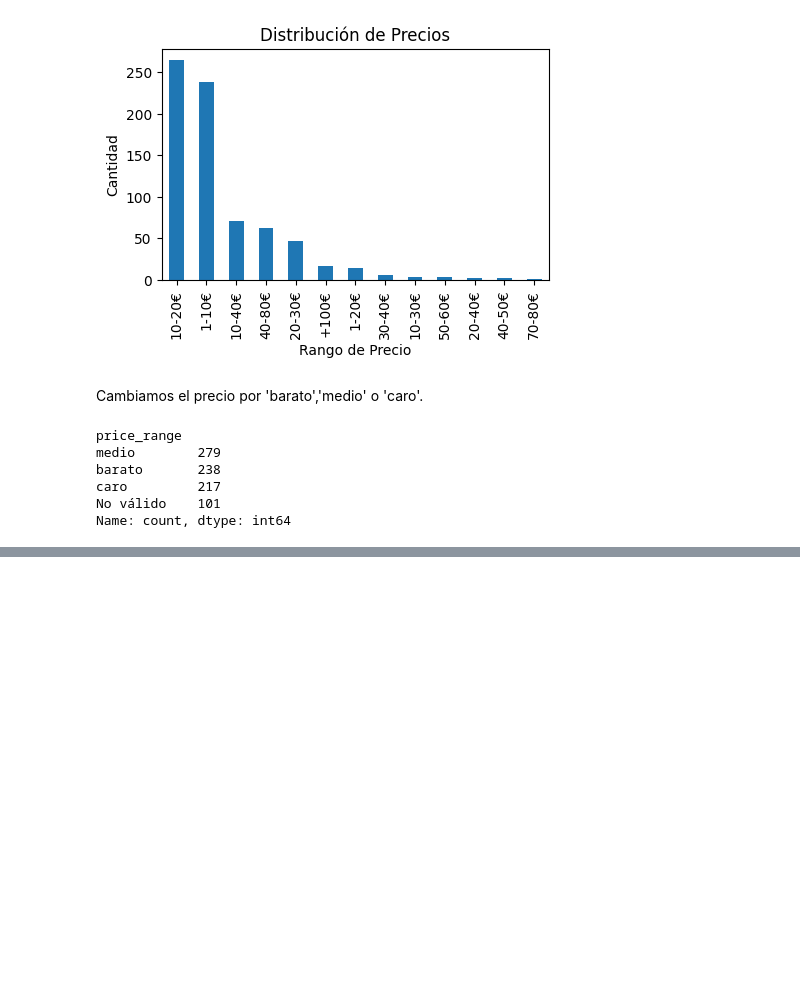
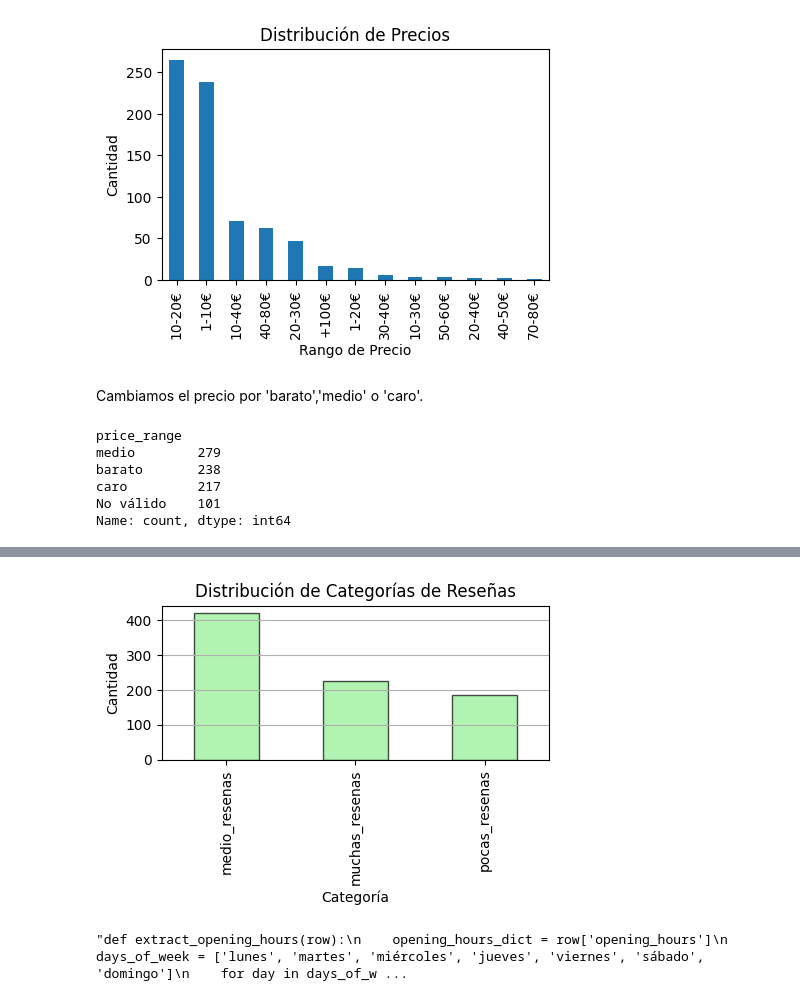
Before and after one commit to Betagmr/restaurant-recomender, a Jupyter notebook: procesamiento.ipynb, the cells around one changed output, grey strips where cells are left out. Saved outputs shown, nothing was run; the diff lists cells and outputs as text; code cells hidden in the pictures; blank space fills up the shorter version.

Commit message:
numero de reviews categorizado y extra features puesto rollo dummies

```diff
--- a/procesamiento.ipynb
+++ b/procesamiento.ipynb
@@ -52,7 +52,7 @@ df = df.drop(columns=['unique_id'])
 Modificar columnas "description" y "extra_features".
 # %%
 df['info'] = df['description'].astype(str) + ' ' + df['extra_features'].astype(str)+ ' ' + df['extra_content'].astype(str)+ ' ' + df['reviews'].astype(str)
-df = df.drop(columns=['description', 'extra_features','extra_content','reviews'])
+df = df.drop(columns=['description','extra_content','reviews'])
 # %%
 nltk.download('punkt')
 nltk.download('stopwords')
@@ -178,0 +199,49 @@ Name: count, dtype: int64
+# %%
+# Función para clasificar las reseñas
+def classify_reviews(n_reviews):
+    if n_reviews < 100:
+        return "pocas_resenas"
+    elif 100 <= n_reviews <= 800:
+        return "medio_resenas"
+    else:
+        return "muchas_resenas"
+
+# Aplicar la clasificación a la columna 'n_reviews'
+df['n_reviews'] = df['n_reviews'].apply(classify_reviews)
+# Convertir la columna 'review_category' a categórica
+df['n_reviews'] = pd.Categorical(df['n_reviews'], categories=["pocas_resenas", "medio_resenas", "muchas_resenas"], ordered=True)
+# %%
+# Graficar la distribución de reseñas clasificadas
+plt.figure(figsize=(5, 2))
+df['n_reviews'].value_counts().plot(kind='bar', color='lightgreen', edgecolor='black', alpha=0.7)
+plt.title('Distribución de Categorías de Reseñas')
+plt.xlabel('Categoría')
+plt.ylabel('Cantidad')
+plt.grid(axis='y')
+plt.show()
+# %% [output]
+[figure, added]
+# %%
+'''def extract_opening_hours(row):
+    opening_hours_dict = row['opening_hours']
+    days_of_week = ['lunes', 'martes', 'miércoles', 'jueves', 'viernes', 'sábado', 'domingo']
+    for day in days_of_week:
+        if day in opening_hours_dict:
+            if isinstance(opening_hours_dict[day], list) and 'cerrado' not in opening_hours_dict[day]:
+                row[day] = 1
+            else:
+                row[day] = 0
+        else:
+            row[day] = 0
+    return row
+
+
+# Aplicar la función a cada fila del DataFrame
+df = df.apply(extract_opening_hours, axis=1)
+
+# Eliminar la columna 'opening_hours' original si se desea
+df.drop('opening_hours', axis=1, inplace=True)
+
+df'''
+# %% [output]
+"def extract_opening_hours(row):\n    opening_hours_dict = row['opening_hours']\n    days_of_week = ['lunes', 'martes', 'miércoles', 'jueves', 'viernes', 'sábado', 'domingo']\n    for day in days_of_w ...
```
Also changed, not shown: parts of 5 cells of this notebook.
